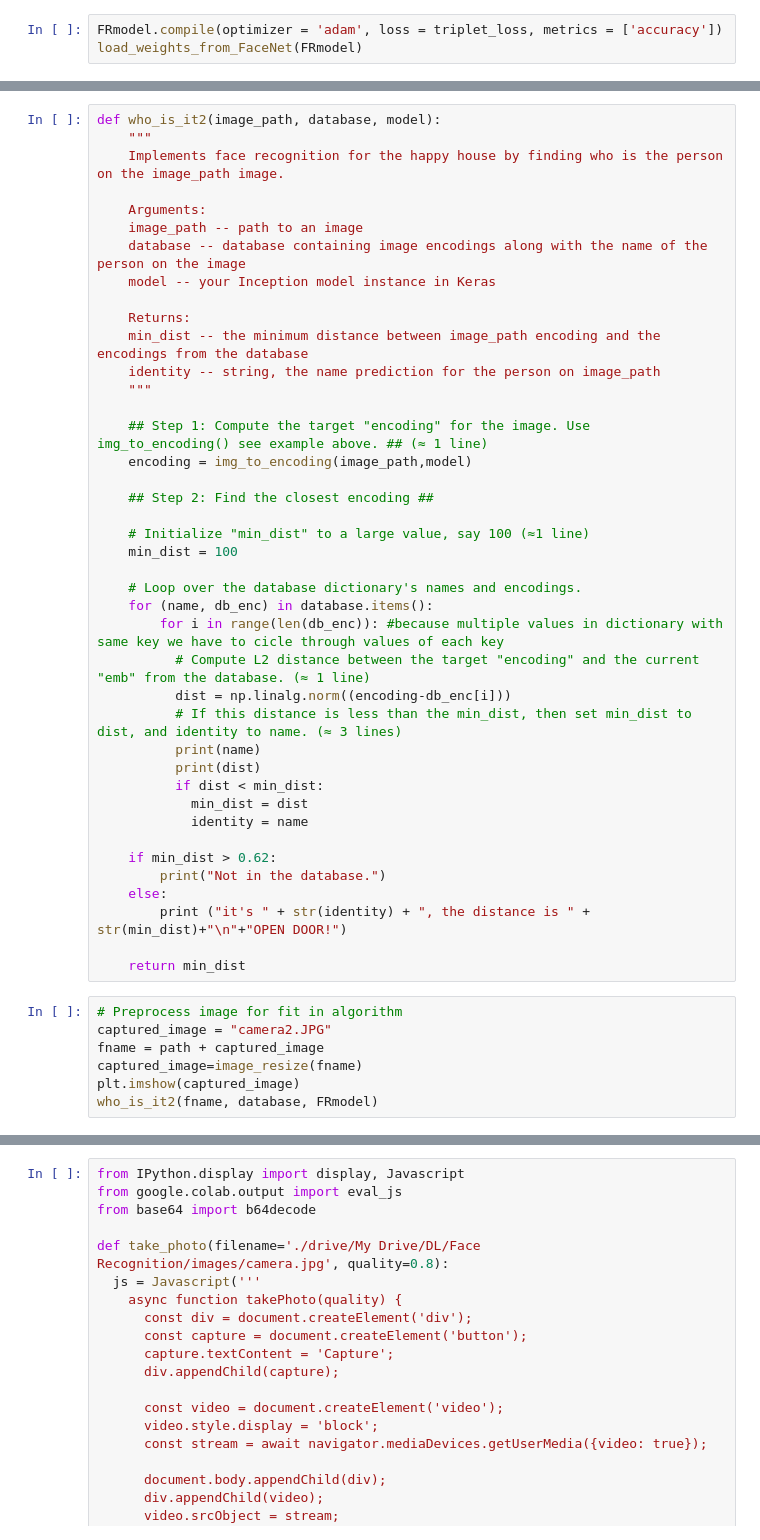
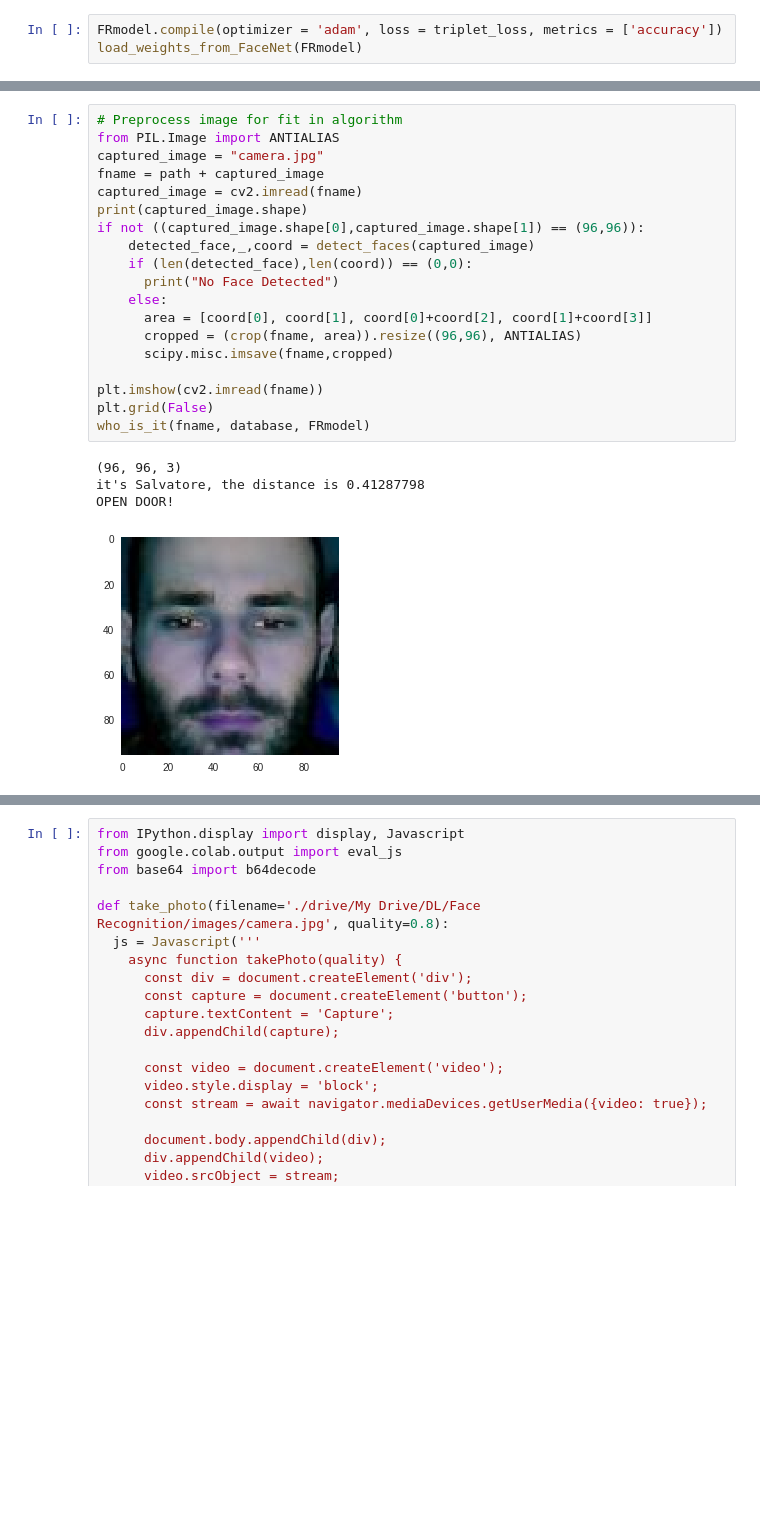
Before and after one commit to br4bit/Neural-Network-Training, a Jupyter notebook: Face_Recognition.ipynb, the cells around one changed output, grey strips where cells are left out. Saved outputs shown, nothing was run; the diff lists cells and outputs as text; blank space fills up the shorter version.

Commit message:
Implemented Face Detection

```diff
--- a/Face_Recognition.ipynb
+++ b/Face_Recognition.ipynb
@@ -42,51 +49,27 @@ database = load_images(path,database,FRmodel)
-# %%
-def who_is_it2(image_path, database, model):
-    """
-    Implements face recognition for the happy house by finding who is the person on the image_path image.
-
-    Arguments:
-    image_path -- path to an image
-    database -- database containing image encodings along with the name of the person on the image
-    model -- your Inception model instance in Keras
-
-    Returns:
-    min_dist -- the minimum distance between image_path encoding and the encodings from the database
-    identity -- string, the name prediction for the person on image_path
-    """
-
-    ## Step 1: Compute the target "encoding" for the image. Use img_to_encoding() see example above. ## (≈ 1 line)
-    encoding = img_to_encoding(image_path,model)
-
-    ## Step 2: Find the closest encoding ##
-
-    # Initialize "min_dist" to a large value, say 100 (≈1 line)
-    min_dist = 100
-
-    # Loop over the database dictionary's names and encodings.
-    for (name, db_enc) in database.items():
-        for i in range(len(db_enc)): #because multiple values in dictionary with same key we have to cicle through values of each key
-          # Compute L2 distance between the target "encoding" and the current "emb" from the database. (≈ 1 line)
-          dist = np.linalg.norm((encoding-db_enc[i]))
-          # If this distance is less than the min_dist, then set min_dist to dist, and identity to name. (≈ 3 lines)
-          print(name)
-          print(dist)
-          if dist < min_dist:
-            min_dist = dist
-            identity = name
-
-    if min_dist > 0.62:
-        print("Not in the database.")
-    else:
-        print ("it's " + str(identity) + ", the distance is " + str(min_dist)+"\n"+"OPEN DOOR!")
-
-    return min_dist
-# %%
-# Preprocess image for fit in algorithm
-captured_image = "camera2.JPG"
-fname = path + captured_image
-captured_image=image_resize(fname)
-plt.imshow(captured_image)
-who_is_it2(fname, database, FRmodel)
+# %%
+# Preprocess image for fit in algorithm
+from PIL.Image import ANTIALIAS
+captured_image = "camera.jpg"
+fname = path + captured_image
+captured_image = cv2.imread(fname)
+print(captured_image.shape)
+if not ((captured_image.shape[0],captured_image.shape[1]) == (96,96)):
+    detected_face,_,coord = detect_faces(captured_image)
+    if (len(detected_face),len(coord)) == (0,0):
+      print("No Face Detected")
+    else:
+      area = [coord[0], coord[1], coord[0]+coord[2], coord[1]+coord[3]]
+      cropped = (crop(fname, area)).resize((96,96), ANTIALIAS)
+      scipy.misc.imsave(fname,cropped)
+
+plt.imshow(cv2.imread(fname))
+plt.grid(False)
+who_is_it(fname, database, FRmodel)
+# %% [output]
+(96, 96, 3)
+it's Salvatore, the distance is 0.41287798
+OPEN DOOR!
+[figure, added]
 # %%
 for key, db_enc in database.items():
   print(key,len(db_enc))
```
Also changed, not shown: parts of 4 cells of this notebook.
